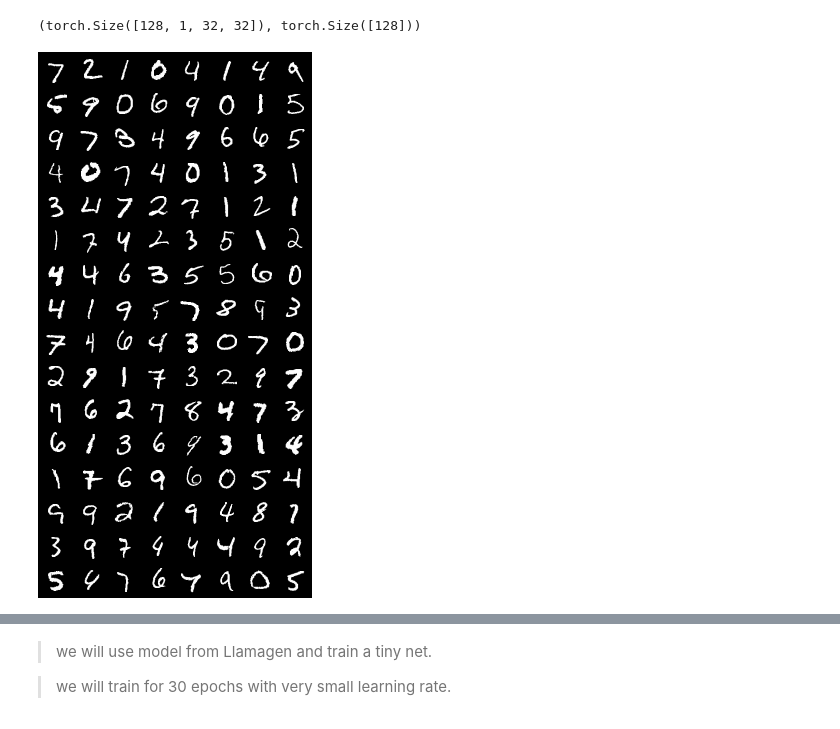
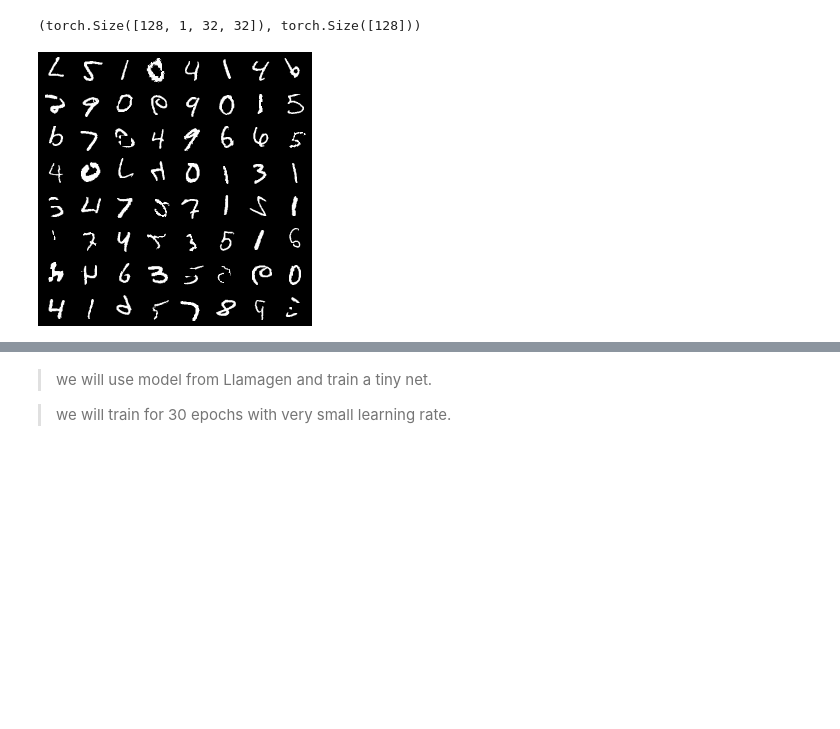
Before and after one commit to prakashjayy/genai, a Jupyter notebook: var/01_vqgan.ipynb, the cells around one changed output, grey strips where cells are left out. Cells and saved outputs as stored; diff of their text form; code cells hidden in the pictures; blank space fills up the shorter version.

```diff
--- a/var/01_vqgan.ipynb
+++ b/var/01_vqgan.ipynb
@@ -86,10 +88,10 @@ imgs.shape, labels.shape
 # %% [output]
 (torch.Size([128, 1, 32, 32]), torch.Size([128]))
 # %%
-pimg = torchvision.transforms.ToPILImage()(torchvision.utils.make_grid(imgs, nrow=8))
+pimg = torchvision.transforms.ToPILImage()(torchvision.utils.make_grid((imgs[:64]*STD[0])+MEAN[0], nrow=8))
 pimg
 # %% [output]
-[figure, old version]
+[figure, new version]
 # %%
 # make two pil images store side by side
 def combine_images_horizontally(img1, img2):
```
Also changed, not shown: parts of 7 cells of this notebook.
